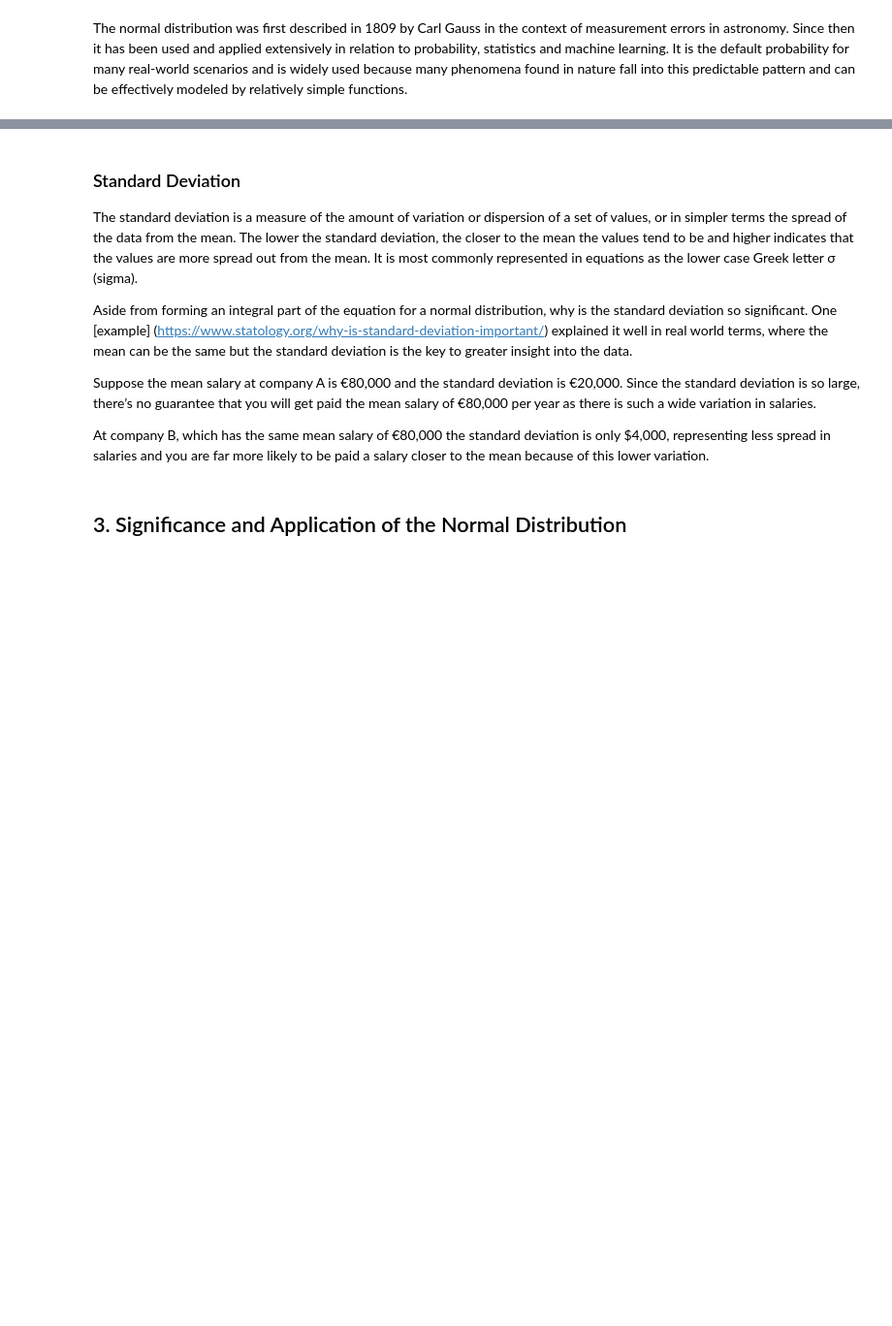
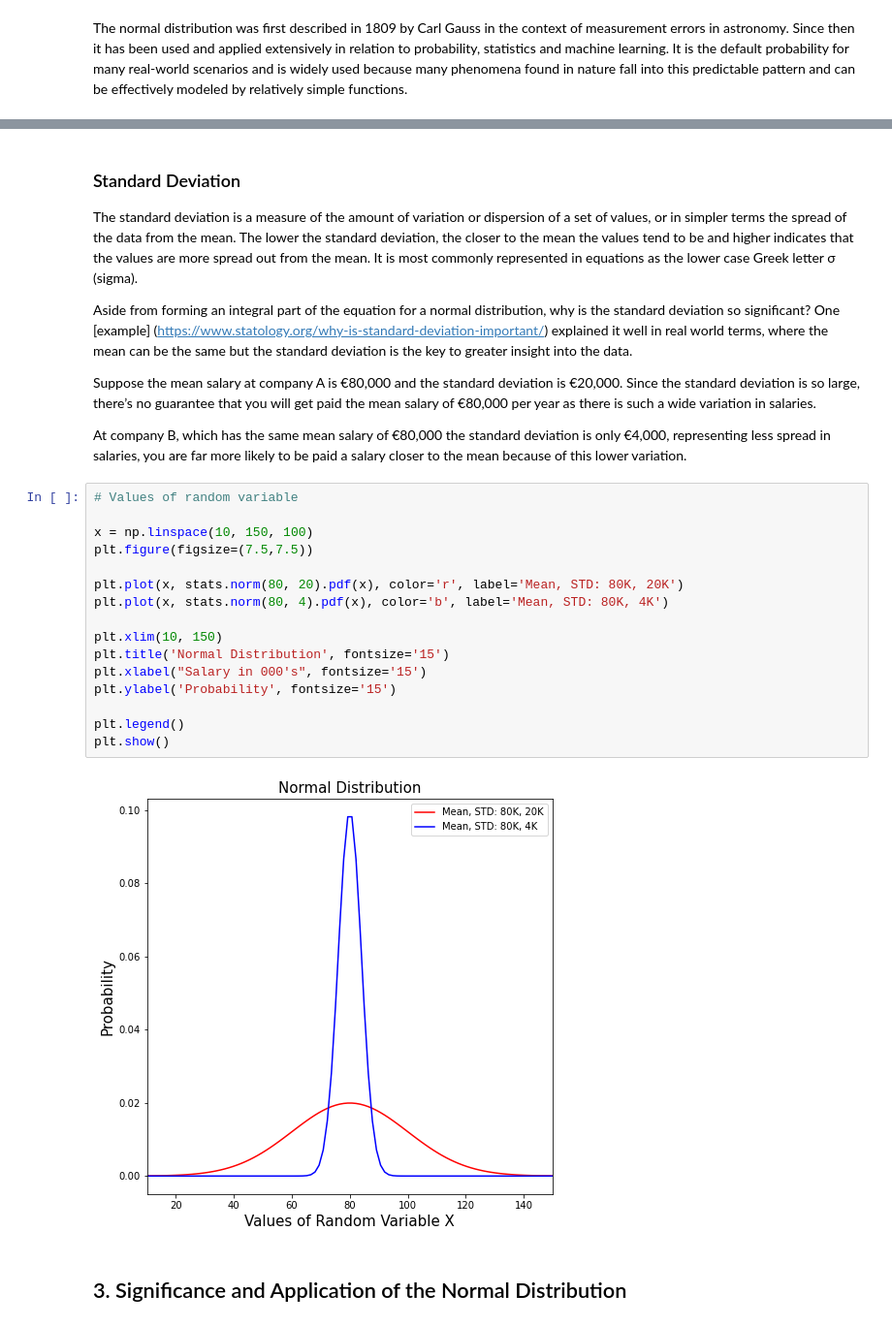
Before and after one commit to Scunnies/funddata_assessment, a Jupyter notebook: Normal Distribution/Normal Distribution Assessment Notebook.ipynb, the cells around one changed output, grey strips where cells are left out. Shown at 97% size. Saved outputs shown, nothing was run; the diff lists cells and outputs as text; blank space fills up the shorter version.

```diff
--- a/Normal Distribution/Normal Distribution Assessment Notebook.ipynb
+++ b/Normal Distribution/Normal Distribution Assessment Notebook.ipynb
@@ -59,11 +59,29 @@ Normal distributions are continuous and have tails that are asymptotic. Continuo
 ### Standard Deviation
 The standard deviation is a measure of the amount of variation or dispersion of a set of values, or in simpler terms the spread of the data from the mean. The lower the standard deviation, the closer to the mean the values tend to be and higher  indicates that the values are more spread out from the mean. It is most commonly represented in equations as the lower case Greek letter σ (sigma).
 
-Aside from forming an integral part of the equation for a normal distribution, why is the standard deviation so significant.  One [example] (https://www.statology.org/why-is-standard-deviation-important/) explained it well in real world terms, where the mean can be the same but the standard deviation is the key to greater insight into the data.
+Aside from forming an integral part of the equation for a normal distribution, why is the standard deviation so significant?  One [example] (https://www.statology.org/why-is-standard-deviation-important/) explained it well in real world terms, where the mean can be the same but the standard deviation is the key to greater insight into the data.
 
 Suppose the mean salary at company A is €80,000 and the standard deviation is €20,000. Since the standard deviation is so large, there’s no guarantee that you will get paid the mean salary of €80,000 per year as there is such a wide variation in salaries.
 
-At company B, which has the same mean salary of €80,000 the standard deviation is only $4,000, representing less spread in salaries and you are far more likely to be paid a salary closer to the mean because of this lower variation.
+At company B, which has the same mean salary of €80,000 the standard deviation is only €4,000, representing less spread in salaries, you are far more likely to be paid a salary closer to the mean because of this lower variation.
+# %%
+# Values of random variable
+
+x = np.linspace(10, 150, 100)
+plt.figure(figsize=(7.5,7.5))
+
+plt.plot(x, stats.norm(80, 20).pdf(x), color='r', label='Mean, STD: 80K, 20K')
+plt.plot(x, stats.norm(80, 4).pdf(x), color='b', label='Mean, STD: 80K, 4K')
+
+plt.xlim(10, 150)
+plt.title('Normal Distribution', fontsize='15')
+plt.xlabel("Salary in 000's", fontsize='15')
+plt.ylabel('Probability', fontsize='15')
+
+plt.legend()
+plt.show()
+# %% [output]
+[figure, added]
 # %% [markdown]
 ## 3. Significance and Application of the Normal Distribution <a class="anchor" id="significance_application"></a>
 # %% [markdown]
```
Also changed, not shown: parts of 6 cells of this notebook.
